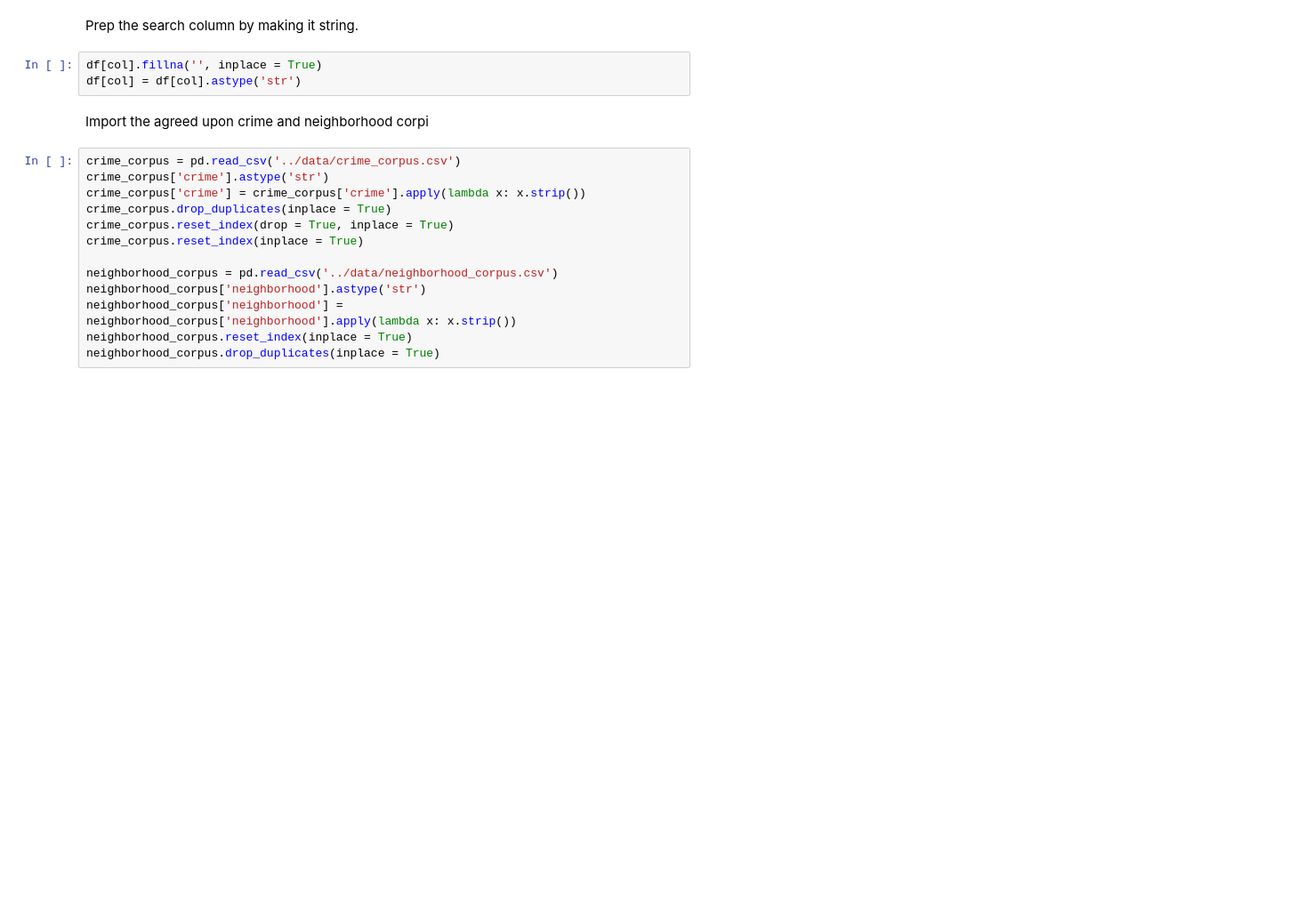
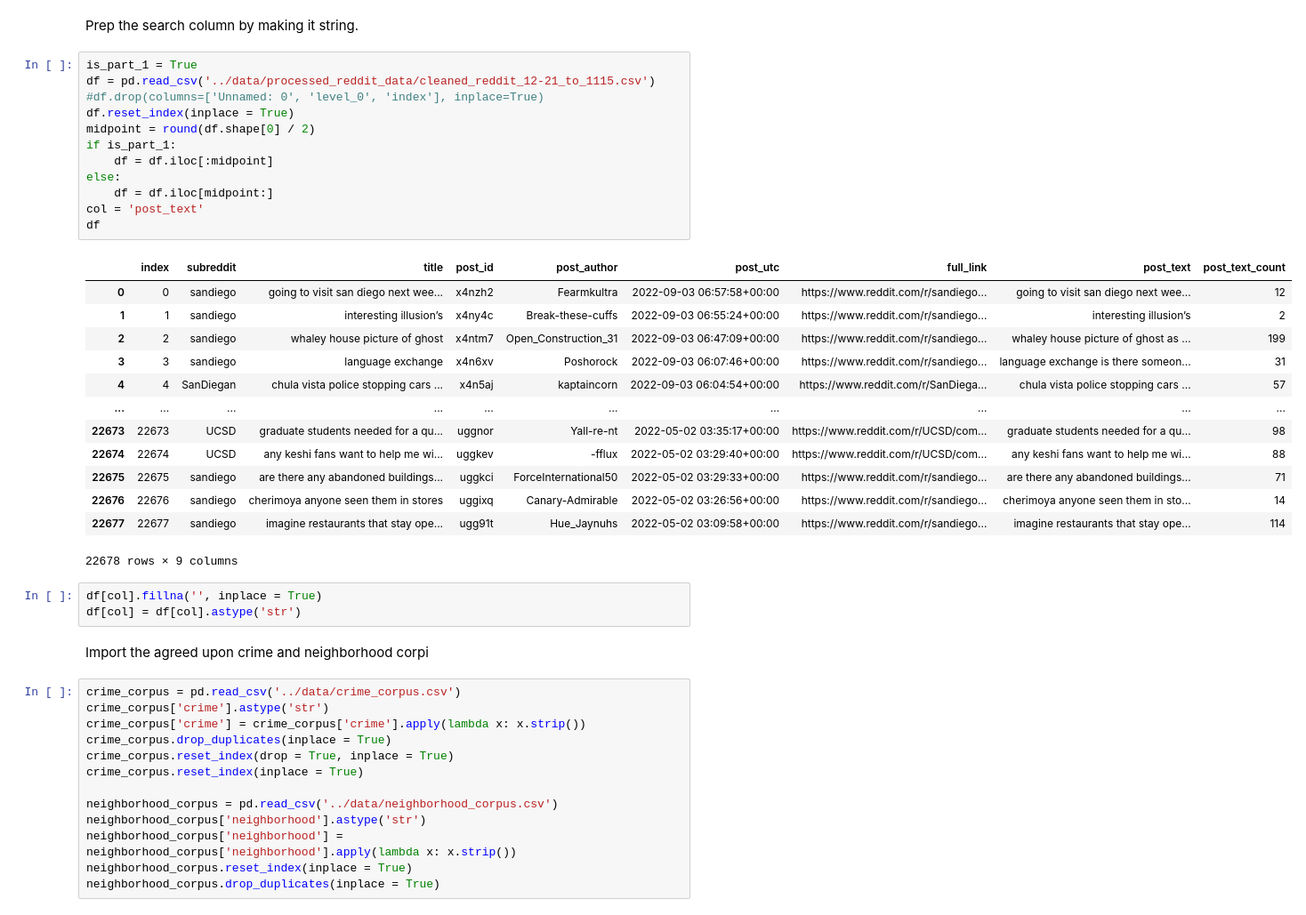
Before and after one commit to amoltkale/san_diego_crime_knowledge_graph, a Jupyter notebook: models/neighborhood_crime_extraction.ipynb, the cells around one changed output. Shown: that part at 89% size. Drawn from its saved outputs; the diff is of its cells as text; blank space fills up the shorter version.

```diff
--- a/models/neighborhood_crime_extraction.ipynb
+++ b/models/neighborhood_crime_extraction.ipynb
@@ -23,5 +23,31 @@ df['post_text_count'].sum()
 # %% [markdown]
 Prep the search column by making it string.
+# %%
+is_part_1 = True
+df = pd.read_csv('../data/processed_reddit_data/cleaned_reddit_12-21_to_1115.csv')
+#df.drop(columns=['Unnamed: 0', 'level_0', 'index'], inplace=True)
+df.reset_index(inplace = True)
+midpoint = round(df.shape[0] / 2)
+if is_part_1:
+    df = df.iloc[:midpoint]
+else:
+    df = df.iloc[midpoint:]
+col = 'post_text'
+df
+# %% [output]
+|  | index | subreddit | title | post_id | post_author | post_utc | full_link | post_text | post_text_count |
+| 0 | 0 | sandiego | going to visit san diego next wee... | x4nzh2 | Fearmkultra | 2022-09-03 06:57:58+00:00 | https://www.reddit.com/r/sandiego... | going to visit san diego next wee... | 12 |
+| 1 | 1 | sandiego | interesting illusion’s | x4ny4c | Break-these-cuffs | 2022-09-03 06:55:24+00:00 | https://www.reddit.com/r/sandiego... | interesting illusion’s | 2 |
+| 2 | 2 | sandiego | whaley house picture of ghost | x4ntm7 | Open_Construction_31 | 2022-09-03 06:47:09+00:00 | https://www.reddit.com/r/sandiego... | whaley house picture of ghost as ... | 199 |
+| 3 | 3 | sandiego | language exchange | x4n6xv | Poshorock | 2022-09-03 06:07:46+00:00 | https://www.reddit.com/r/sandiego... | language exchange is there someon... | 31 |
+| 4 | 4 | SanDiegan | chula vista police stopping cars ... | x4n5aj | kaptaincorn | 2022-09-03 06:04:54+00:00 | https://www.reddit.com/r/SanDiega... | chula vista police stopping cars ... | 57 |
+| ... | ... | ... | ... | ... | ... | ... | ... | ... | ... |
+| 22673 | 22673 | UCSD | graduate students needed for a qu... | uggnor | Yall-re-nt | 2022-05-02 03:35:17+00:00 | https://www.reddit.com/r/UCSD/com... | graduate students needed for a qu... | 98 |
+| 22674 | 22674 | UCSD | any keshi fans want to help me wi... | uggkev | -fflux | 2022-05-02 03:29:40+00:00 | https://www.reddit.com/r/UCSD/com... | any keshi fans want to help me wi... | 88 |
+| 22675 | 22675 | sandiego | are there any abandoned buildings... | uggkci | ForceInternational50 | 2022-05-02 03:29:33+00:00 | https://www.reddit.com/r/sandiego... | are there any abandoned buildings... | 71 |
+| 22676 | 22676 | sandiego | cherimoya anyone seen them in stores | uggixq | Canary-Admirable | 2022-05-02 03:26:56+00:00 | https://www.reddit.com/r/sandiego... | cherimoya anyone seen them in sto... | 14 |
+| 22677 | 22677 | sandiego | imagine restaurants that stay ope... | ugg91t | Hue_Jaynuhs | 2022-05-02 03:09:58+00:00 | https://www.reddit.com/r/sandiego... | imagine restaurants that stay ope... | 114 |
+22678 rows × 9 columns
 # %%
 df[col].fillna('', inplace = True)
 df[col] = df[col].astype('str')
```
Also changed, not shown: parts of 14 cells of this notebook.
